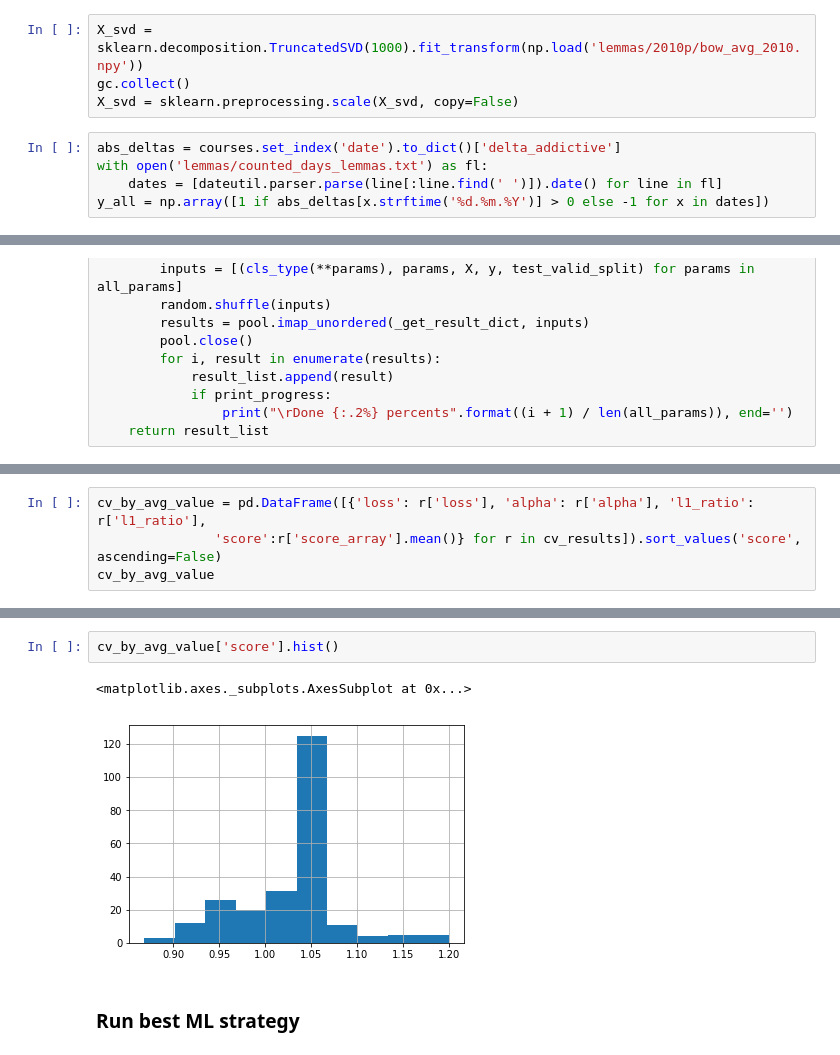
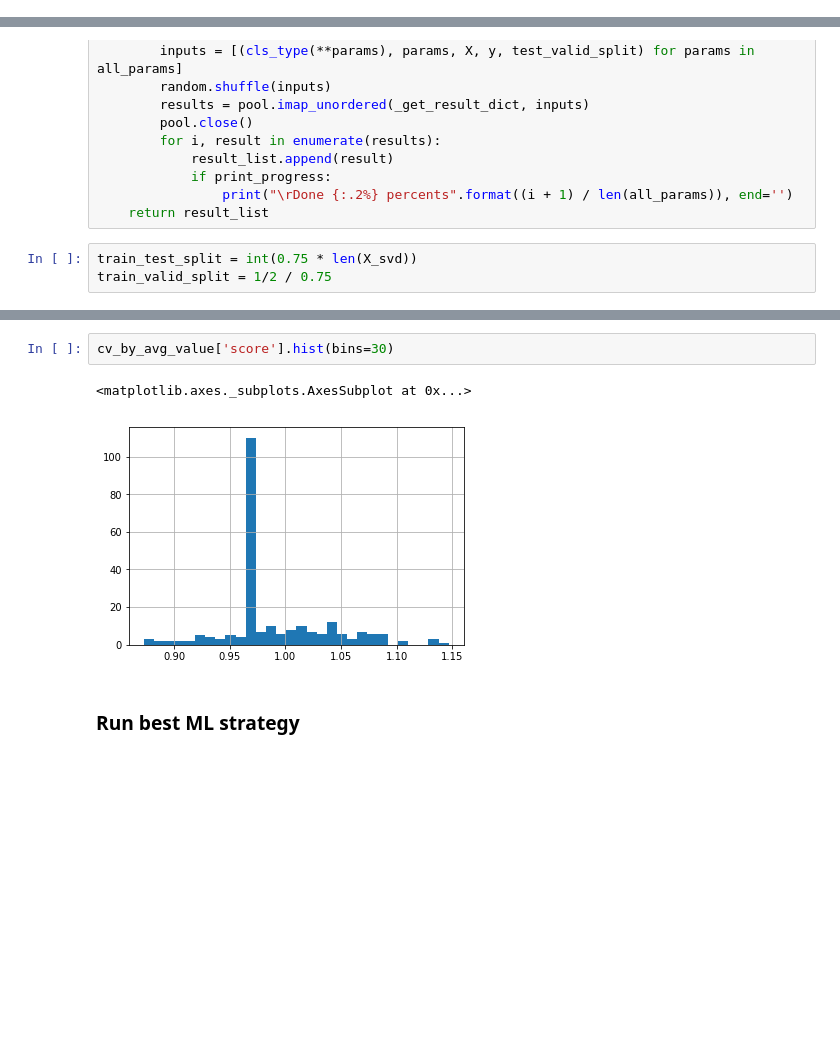
Before and after one commit to Break-Neck/diploma, a Jupyter notebook: notebooks/macd.ipynb, the cells around one changed output, grey strips where cells are left out. Drawn from its saved outputs; the diff is of its cells as text; blank space fills up the shorter version.

Commit message:
change train/validate/test split

```diff
--- a/notebooks/macd.ipynb
+++ b/notebooks/macd.ipynb
@@ -129,12 +91,3 @@ X_svd = sklearn.preprocessing.scale(X_svd, copy=False)
-# %%
-X_svd = sklearn.decomposition.TruncatedSVD(1000).fit_transform(np.load('lemmas/2010p/bow_avg_2010.npy'))
-gc.collect()
-X_svd = sklearn.preprocessing.scale(X_svd, copy=False)
-# %%
-abs_deltas = courses.set_index('date').to_dict()['delta_addictive']
-with open('lemmas/counted_days_lemmas.txt') as fl:
-    dates = [dateutil.parser.parse(line[:line.find(' ')]).date() for line in fl]
-y_all = np.array([1 if abs_deltas[x.strftime('%d.%m.%Y')] > 0 else -1 for x in dates])
 # %%
 abs_deltas = courses.set_index('date').to_dict()['delta_addictive']
 with open('lemmas/2010p/avg_ccl.txt') as fl:
@@ -309,4 +262,7 @@ def run_grid_search(cls_type, all_params, X, y, test_valid_split, print_progress
             if print_progress:
                 print("\rDone {:.2%} percents".format((i + 1) / len(all_params)), end='')
     return result_list
+# %%
+train_test_split = int(0.75 * len(X_svd))
+train_valid_split = 1/2 / 0.75
 # %%
@@ -375,5 +332 @@ cv_by_avg_value
 242 rows × 4 columns
-# %%
-cv_by_avg_value = pd.DataFrame([{'loss': r['loss'], 'alpha': r['alpha'], 'l1_ratio': r['l1_ratio'],
-               'score':r['score_array'].mean()} for r in cv_results]).sort_values('score', ascending=False)
-cv_by_avg_value
@@ -399,8 +333,8 @@ cv_by_avg_value
 # %%
-cv_by_avg_value['score'].hist()
+cv_by_avg_value['score'].hist(bins=30)
 # %% [output]
 <matplotlib.axes._subplots.AxesSubplot at 0x...>
-[figure, old version]
+[figure, new version]
 # %% [markdown]
 ### Run best ML strategy
 # %%
```
Also changed, not shown: parts of 27 cells of this notebook.
